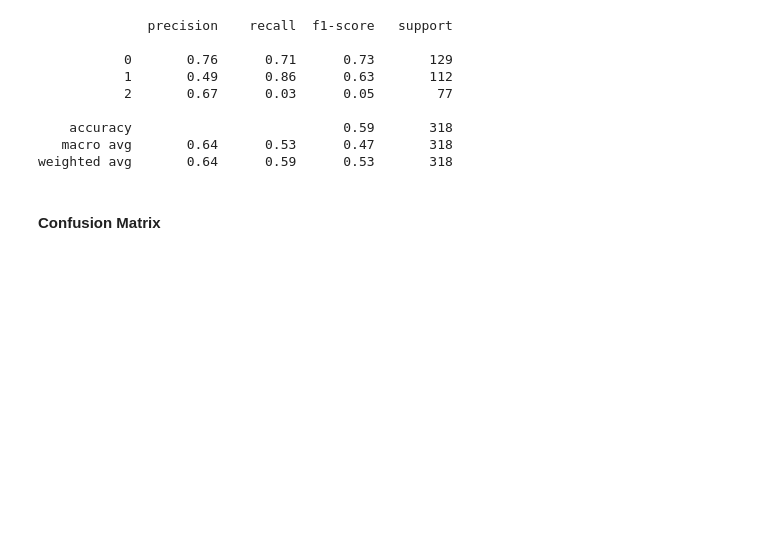
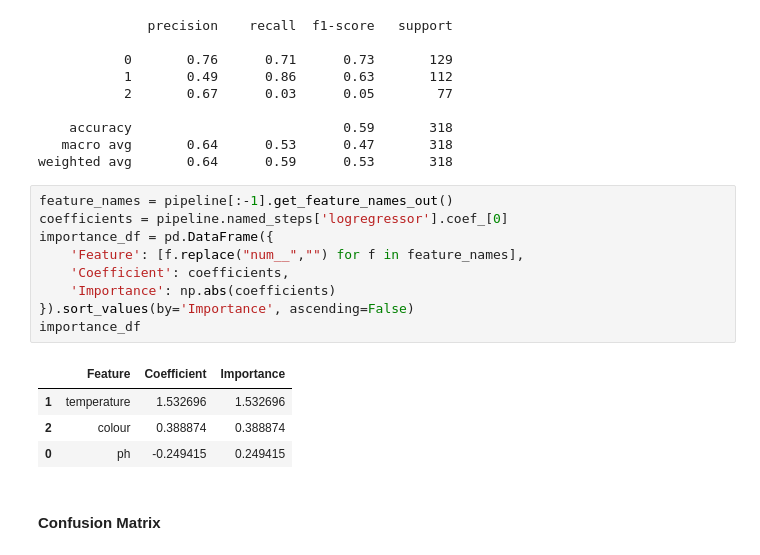
Before and after one commit to diegolopezronda/milko, a Jupyter notebook: ml/milk-predictions.ipynb, the cells around one changed output. Drawn from its saved outputs; the diff is of its cells as text; blank space fills up the shorter version.

```diff
--- a/ml/milk-predictions.ipynb
+++ b/ml/milk-predictions.ipynb
@@ -188,6 +188,20 @@ print(classification_report(y_test,predictions))
     accuracy                           0.59       318
    macro avg       0.64      0.53      0.47       318
 weighted avg       0.64      0.59      0.53       318
+# %%
+feature_names = pipeline[:-1].get_feature_names_out()
+coefficients = pipeline.named_steps['logregressor'].coef_[0]
+importance_df = pd.DataFrame({
+    'Feature': [f.replace("num__","") for f in feature_names],
+    'Coefficient': coefficients,
+    'Importance': np.abs(coefficients)
+}).sort_values(by='Importance', ascending=False)
+importance_df
+# %% [output]
+|  | Feature | Coefficient | Importance |
+| 1 | temperature | 1.532696 | 1.532696 |
+| 2 | colour | 0.388874 | 0.388874 |
+| 0 | ph | -0.249415 | 0.249415 |
 # %% [markdown]
 #### Confusion Matrix
 # %%
```
Also changed, not shown: parts of 1 cell of this notebook, 3 other files.
